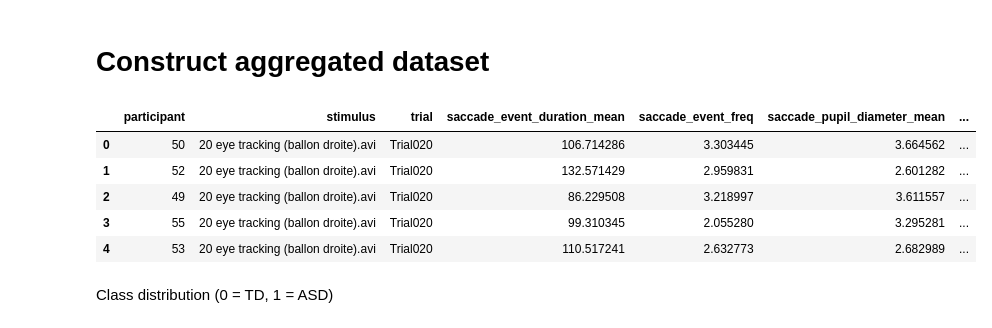
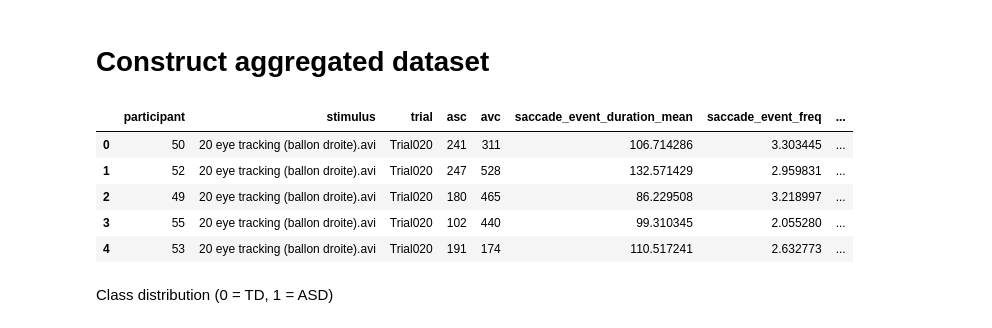
Before and after one commit to Kirk-KD/asd-eye-tracking, a Jupyter notebook: asd_eye_tracking.ipynb, the cells around one changed output. Drawn from its saved outputs; the diff is of its cells as text; code cells hidden in the pictures.

```diff
--- a/asd_eye_tracking.ipynb
+++ b/asd_eye_tracking.ipynb
@@ -79,7 +82,8 @@ to_combine = {
     'look_category': ['Category Right', 'Category Left'],
     'pupil_diameter_mm': ['Pupil Diameter Right [mm]', 'Pupil Diameter Left [mm]'],
     'por_x': ['Point of Regard Right X [px]', 'Point of Regard Left X [px]'],
-    'por_y': ['Point of Regard Right Y [px]', 'Point of Regard Left Y [px]']
+    'por_y': ['Point of Regard Right Y [px]', 'Point of Regard Left Y [px]'],
+    'aoi': ['AOI Name Right', 'AOI Name Left']
 }
 for new_col, cols in to_combine.items():
     experiments_df[new_col] = experiments_df[cols[0]].combine_first(experiments_df[cols[1]])
@@ -207,30 +184,11 @@ def make_pupil_mean_range_speed(pupil_diameter_series):
     else:
         return pd.NA, pd.NA, pd.NA
 
-# def make_pog_velocity_mean_range(pog_x, pog_y):
-#     pog_x = pog_x.copy()
-#     pog_y = pog_y.copy()
-
-#     # Invalid coordinates
-#     pog_x.loc[pog_x <= 0] = pd.NA
-#     pog_y.loc[pog_y <= 0] = pd.NA
-
-#     pct_na = max(pog_x.isna().mean(), pog_y.isna().mean())
-#     if pct_na < 0.2:
-#         pog_x = pog_x.interpolate(method='linear').ffill().bfill()
-#         pog_y = pog_y.interpolate(method='linear').ffill().bfill()
-
-#         dx = pog_x.diff()
-#         dy = pog_y.diff()
-#         vel = ((dx**2 + dy**2) ** 0.5) / 0.02  # pixels per second
-#         return vel.mean(), vel.max() - vel.min()
-#     else:
-#         return pd.NA, pd.NA
-
 def summarize_group(g):
     df = g.copy()
+    df = df[~(df['Category Group'] == 'Information')]
 
-    df = df[~(df['Category Group'] == 'Information')]
+    # Look events (saccade, fixation)
     df['event'] = df['look_category']
     df['is_new_event'] = (df['event'] != df['event'].shift()).astype(int)
     df['event_id'] = df['is_new_event'].cumsum()
@@ -241,10 +199,25 @@ def summarize_group(g):
     )
     events['event_duration_ms'] = events['n_rows'] * 20
 
+    # AOI switch count
+    df['is_new_aoi'] = (df['aoi'] != df['aoi'].shift()).astype(int)
+    df['aoi_id'] = df['is_new_aoi'].cumsum()
+    aoi_switches = (
+        df.groupby(['aoi_id', 'aoi'])
+        .size()
+        .reset_index(name='n_rows')
+    )
+    asc = len(aoi_switches) - 1
+
+    # AOI vacancy count
+    avc = df['aoi'].isna().sum()
+
     row = pd.Series({
         'participant': int(df['Participant'].unique()[0]),
         'stimulus': df['Stimulus'].unique()[0],
-        'trial': df['Trial'].unique()[0]
+        'trial': df['Trial'].unique()[0],
+        'asc': asc,
+        'avc': avc
     })
 
     for label in ['Saccade', 'Fixation']:
@@ -262,53 +235,46 @@ def summarize_group(g):
         row[f'{lowered_label}_pupil_diameter_mean'] = diameter_mean
         row[f'{lowered_label}_pupil_diameter_range'] = diameter_range
         row[f'{lowered_label}_pupil_diameter_speed'] = diameter_speed
-
-        # Point of regard velocity mean, range (px/s)
-        # pog_x = df.loc[df['event'] == label, 'por_x']
-        # pog_y = df.loc[df['event'] == label, 'por_y']
-        # pog_vel_mean, pog_vel_range = make_pog_velocity_mean_range(pog_x, pog_y)
-        # row[f'{lowered_label}_pog_vel_mean'] = pog_vel_mean
-        # row[f'{lowered_label}_pog_vel_range'] = pog_vel_range
 
     return row
 
 # initial construction
 dataset = (
     grouped_experiments
     .apply(summarize_group)
     .dropna()
     .reset_index(drop=True)
     .merge(metadata_df, on='participant', how='left')
 )
 
 FEATURES = [
     'saccade_event_duration_mean',
     'saccade_event_freq',
     'fixation_event_duration_mean',
     'fixation_event_freq',
     'saccade_pupil_diameter_mean',
     'saccade_pupil_diameter_range',
     'fixation_pupil_diameter_mean',
     'fixation_pupil_diameter_range',
     # 'saccade_pog_vel_mean',
     # 'saccade_pog_vel_range',
     # 'fixation_pog_vel_mean',
     # 'fixation_pog_vel_range',
     'saccade_pupil_diameter_speed',
-    # 'fixation_pupil_diameter_speed'
+    # 'fixation_pupil_diameter_speed',
+    'asc',
+    'avc'
 ]
 dataset[FEATURES] = dataset[FEATURES].apply(pd.to_numeric, errors='raise')
-# apply z-score for features for each group of stimulus to normalize
-# dataset[FEATURES] = dataset.groupby('stimulus')[FEATURES].transform(lambda x: (x - x.mean()) / x.std()).fillna(0)
 
 dataset.head()
 # %% [output]
-|  | participant | stimulus | trial | saccade_event_duration_mean | saccade_event_freq | saccade_pupil_diameter_mean | ... |
-| 0 | 50 | 20 eye tracking (ballon droite).avi | Trial020 | 106.714286 | 3.303445 | 3.664562 | ... |
-| 1 | 52 | 20 eye tracking (ballon droite).avi | Trial020 | 132.571429 | 2.959831 | 2.601282 | ... |
-| 2 | 49 | 20 eye tracking (ballon droite).avi | Trial020 | 86.229508 | 3.218997 | 3.611557 | ... |
-| 3 | 55 | 20 eye tracking (ballon droite).avi | Trial020 | 99.310345 | 2.055280 | 3.295281 | ... |
-| 4 | 53 | 20 eye tracking (ballon droite).avi | Trial020 | 110.517241 | 2.632773 | 2.682989 | ... |
+|  | participant | stimulus | trial | asc | avc | saccade_event_duration_mean | saccade_event_freq | ... |
+| 0 | 50 | 20 eye tracking (ballon droite).avi | Trial020 | 241 | 311 | 106.714286 | 3.303445 | ... |
+| 1 | 52 | 20 eye tracking (ballon droite).avi | Trial020 | 247 | 528 | 132.571429 | 2.959831 | ... |
+| 2 | 49 | 20 eye tracking (ballon droite).avi | Trial020 | 180 | 465 | 86.229508 | 3.218997 | ... |
+| 3 | 55 | 20 eye tracking (ballon droite).avi | Trial020 | 102 | 440 | 99.310345 | 2.055280 | ... |
+| 4 | 53 | 20 eye tracking (ballon droite).avi | Trial020 | 191 | 174 | 110.517241 | 2.632773 | ... |
 # %% [markdown]
 Class distribution (0 = TD, 1 = ASD)
 # %%
```
Also changed, not shown: parts of 12 cells of this notebook.
